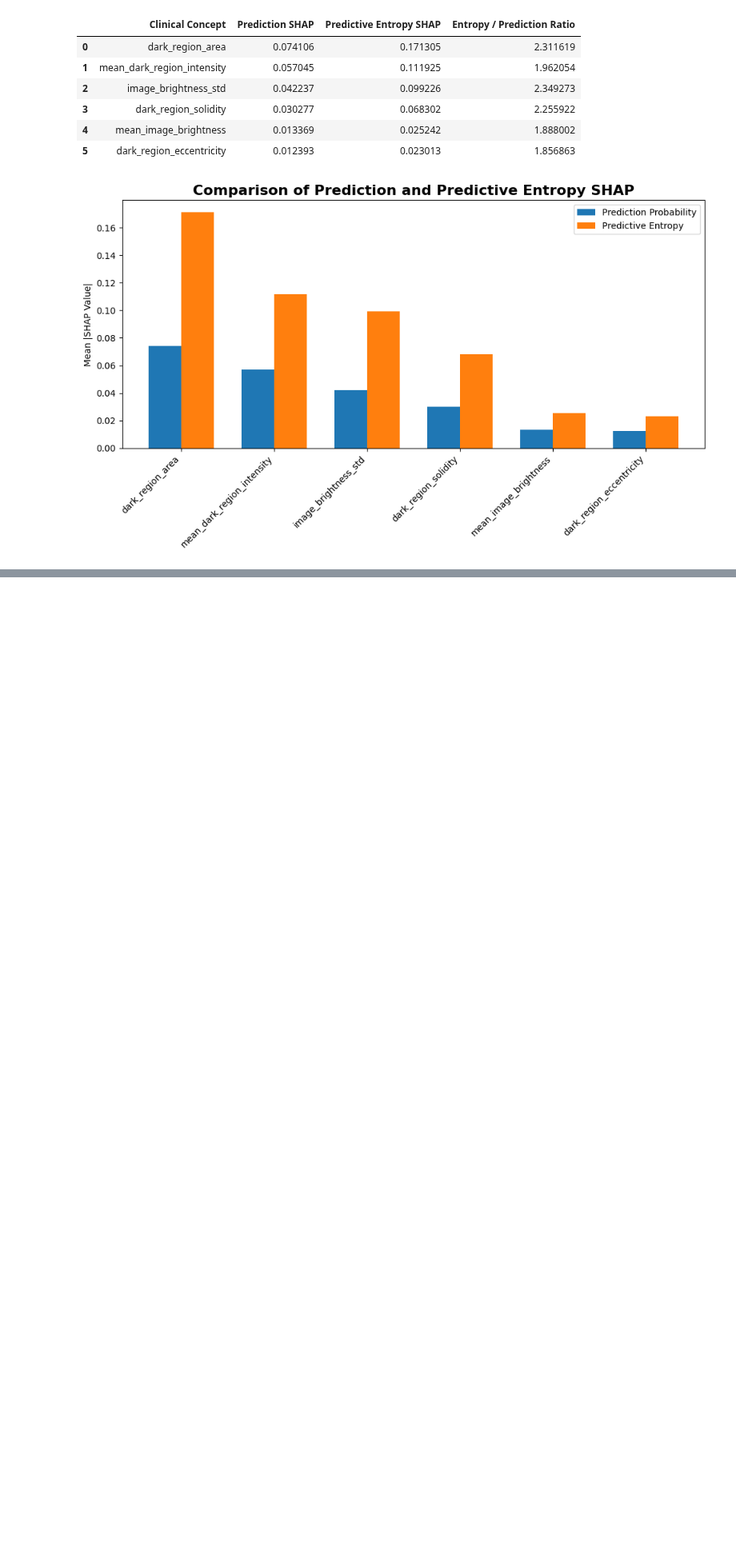
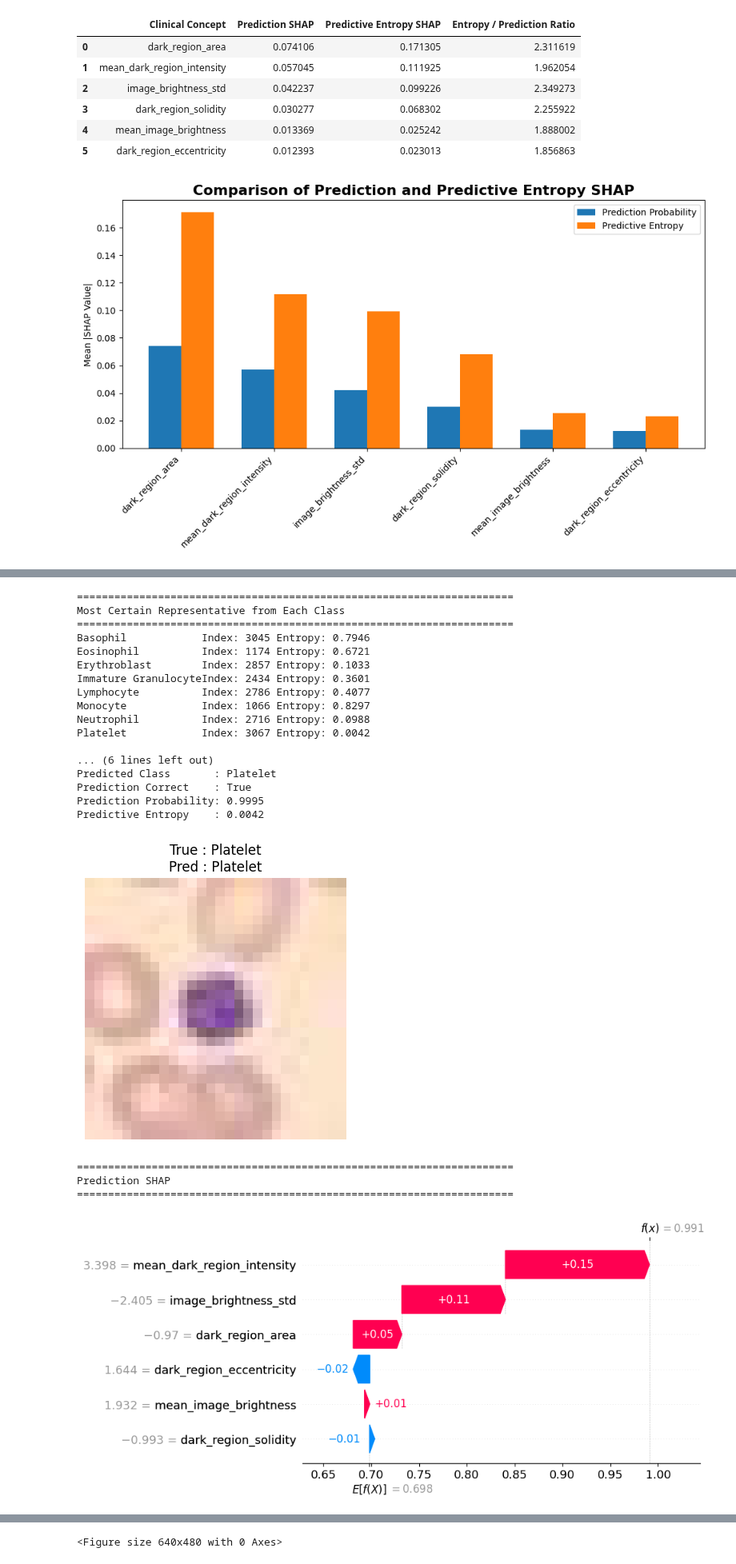
Before and after one commit to anushadalal25/ConceptScope-AI, a Jupyter notebook: ConceptScope.ipynb, the cells around one changed output, grey strips where cells are left out. Shown at 80% size. Drawn from its saved outputs; the diff is of its cells as text; code cells hidden in the pictures; blank space fills up the shorter version.

```diff
--- a/ConceptScope.ipynb
+++ b/ConceptScope.ipynb
@@ -5070,0 +4977,78 @@ Predictive Entropy SHAP
+# %%
+# ============================================================
+# Case Study 1 : Representative High-Confidence Sample
+# ============================================================
+
+print("=" * 70)
+print("Most Certain Representative from Each Class")
+print("=" * 70)
+
+for idx in certain_indices:
+
+    print(
+        f"{CLASS_NAMES[raw_test_labels[idx]]:<20}"
+        f"Index: {idx:<5}"
+        f"Entropy: {predictive_entropy[idx]:.4f}"
+    )
+
+# ------------------------------------------------------------
+# Select the representative with the lowest predictive entropy
+# ------------------------------------------------------------
+
+most_certain_index = certain_indices[
+    np.argmin(
+        predictive_entropy[certain_indices]
+    )
+]
+
+print("\nSelected Representative:")
+print(
+    f"{CLASS_NAMES[raw_test_labels[most_certain_index]]} "
+    f"(Index {most_certain_index}) "
+    f"Entropy = {predictive_entropy[most_certain_index]:.4f}"
+)
+
+display_case_summary(
+
+    most_certain_index
+
+)
+
+display_case_image(
+
+    most_certain_index,
+
+    "Representative High-Confidence"
+
+)
+
+display_case_shap(
+
+    most_certain_index,
+
+    "Representative High-Confidence"
+
+)
+# %% [output]
+======================================================================
+Most Certain Representative from Each Class
+======================================================================
+Basophil            Index: 3045 Entropy: 0.7946
+Eosinophil          Index: 1174 Entropy: 0.6721
+Erythroblast        Index: 2857 Entropy: 0.1033
+Immature GranulocyteIndex: 2434 Entropy: 0.3601
+Lymphocyte          Index: 2786 Entropy: 0.4077
+Monocyte            Index: 1066 Entropy: 0.8297
+Neutrophil          Index: 2716 Entropy: 0.0988
+Platelet            Index: 3067 Entropy: 0.0042
+
+... (6 lines left out)
+Predicted Class       : Platelet
+Prediction Correct    : True
+Prediction Probability: 0.9995
+Predictive Entropy    : 0.0042
+[figure, added]
+======================================================================
+Prediction SHAP
+======================================================================
+[figure, added]
@@ -5070,0 +5059 @@ Predictive Entropy SHAP
+<Figure size 640x480 with 0 Axes>
```
Also changed, not shown: parts of 6 cells of this notebook.
